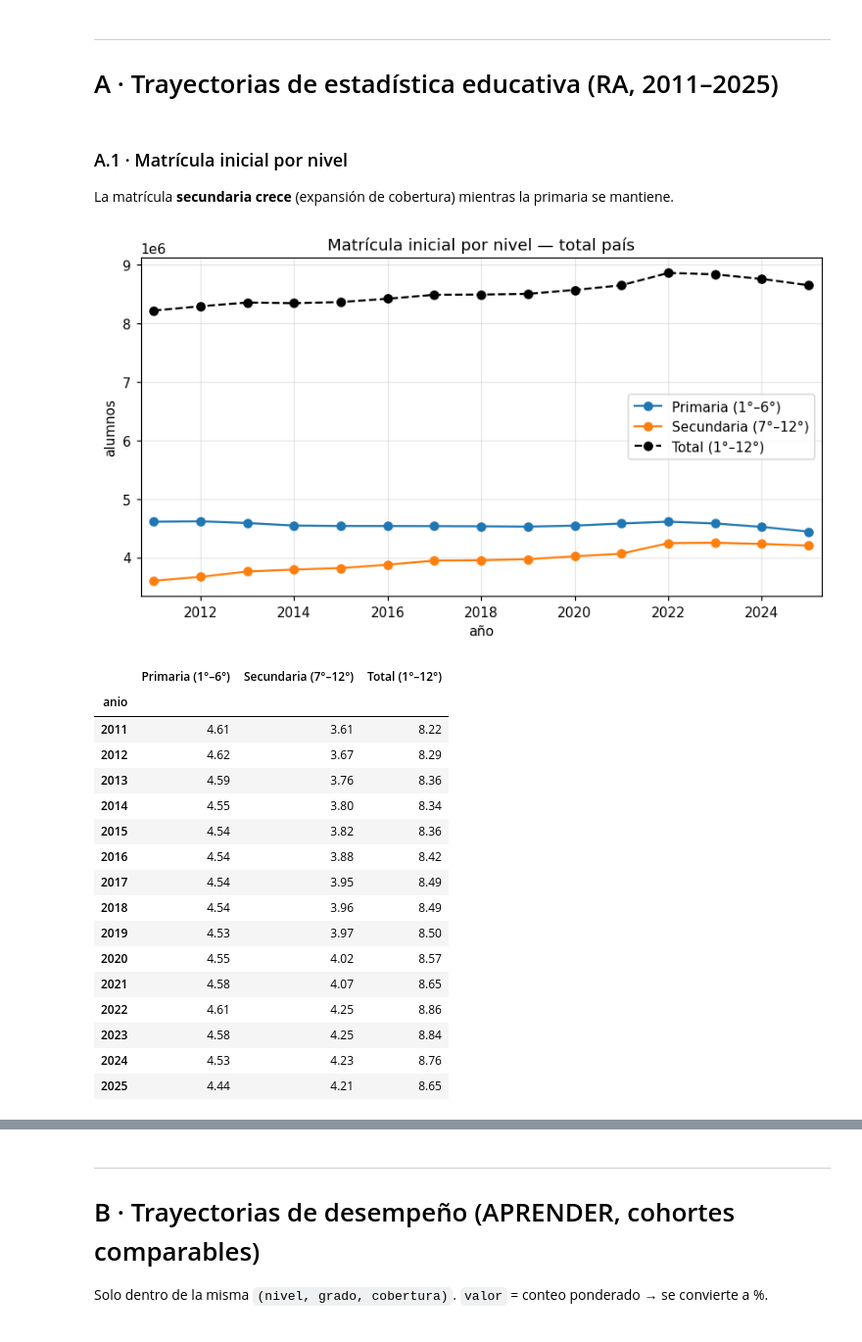
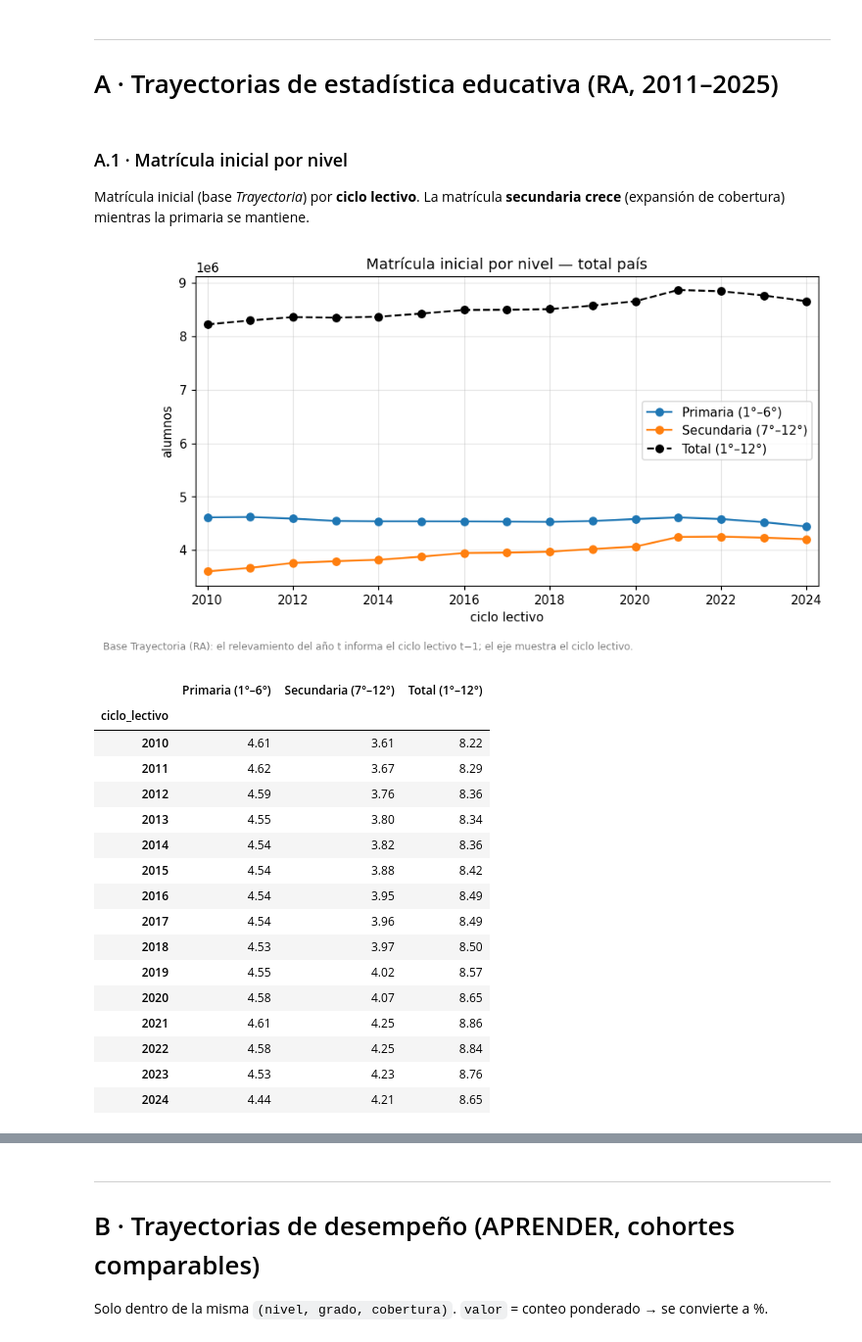
Before and after one commit to santiagoriverti/analisis_pruebas_aprender, a Jupyter notebook: 01_analisis.ipynb, the cells around one changed output, grey strips where cells are left out. Shown at 98% size. Drawn from its saved outputs; the diff is of its cells as text; code cells hidden in the pictures.

```diff
--- a/01_analisis.ipynb
+++ b/01_analisis.ipynb
@@ -70,6 +80,19 @@ def suma_anios(df, prefijo, anios_estudio):
     return df.groupby('anio')[cols].sum().sum(axis=1)
 def tasa(df, numerador, anios_estudio):
     return (suma_anios(df, numerador, anios_estudio) / suma_anios(df, 'inicial', anios_estudio) * 100)
+
+# --- RA Trayectoria: el relevamiento del año t informa el ciclo lectivo t-1 ---
+NOTA_CICLO = ('Base Trayectoria (RA): el relevamiento del año t informa el ciclo lectivo t−1; '
+              'el eje muestra el ciclo lectivo.')
+def a_ciclo_lectivo(tabla):
+    out = tabla.copy(); out.index = out.index - 1; out.index.name = 'ciclo_lectivo'
+    return out
+
+# --- Estilo de líneas: la serie 'Total' en negro punteado, el resto línea con marcador ---
+def estilo_total(columnas):
+    return {col: ('k--o' if str(col).startswith('Total') else '-o') for col in columnas}
+def nota(fig, texto):
+    fig.text(0.01, -0.03, texto, fontsize=8, color='gray', ha='left', va='top')
 
 # --- APRENDER: armonización de niveles de desempeño (escala de 4) ---
 ORDEN4 = ['Por debajo del básico', 'Básico', 'Satisfactorio', 'Avanzado']
@@ -140,36 +163,37 @@ mapa.assign(x='X').pivot_table(index=['nivel','grado','cobertura','area'], colum
 # A · Trayectorias de estadística educativa (RA, 2011–2025)
 # %% [markdown]
 ### A.1 · Matrícula inicial por nivel
-La matrícula **secundaria crece** (expansión de cobertura) mientras la primaria se mantiene.
+Matrícula inicial (base *Trayectoria*) por **ciclo lectivo**. La matrícula **secundaria crece** (expansión de
+cobertura) mientras la primaria se mantiene.
 # %%
 tr = cargar_ra('trayectoria')
-mat = pd.DataFrame({'Primaria (1°–6°)': suma_anios(tr, 'inicial', PRIM),
-                    'Secundaria (7°–12°)': suma_anios(tr, 'inicial', SEC),
-                    'Total (1°–12°)': suma_anios(tr, 'inicial', TOTAL)})
+mat = a_ciclo_lectivo(pd.DataFrame({'Primaria (1°–6°)': suma_anios(tr, 'inicial', PRIM),
+                                    'Secundaria (7°–12°)': suma_anios(tr, 'inicial', SEC),
+                                    'Total (1°–12°)': suma_anios(tr, 'inicial', TOTAL)}))
 fig, ax = plt.subplots(figsize=(9,4.5))
-mat.plot(marker='o', ax=ax, title='Matrícula inicial por nivel — total país',
-         style={'Total (1°–12°)': 'k--o'})
-ax.set_xlabel('año'); ax.set_ylabel('alumnos'); ax.grid(alpha=.3); ax.margins(x=.02)
+mat.plot(ax=ax, title='Matrícula inicial por nivel — total país', style=estilo_total(mat.columns))
+ax.set_xlabel('ciclo lectivo'); ax.set_ylabel('alumnos'); ax.grid(alpha=.3); ax.margins(x=.02)
+nota(fig, NOTA_CICLO)
 guardar(fig, 'A1_matricula_por_nivel'); plt.show()
 (mat/1e6).round(2)
 # %% [output]
-[figure, old version]
+[figure, new version]
 |  | Primaria (1°–6°) | Secundaria (7°–12°) | Total (1°–12°) |
-| anio |  |  |  |
-| 2011 | 4.61 | 3.61 | 8.22 |
-| 2012 | 4.62 | 3.67 | 8.29 |
-| 2013 | 4.59 | 3.76 | 8.36 |
-| 2014 | 4.55 | 3.80 | 8.34 |
-| 2015 | 4.54 | 3.82 | 8.36 |
-| 2016 | 4.54 | 3.88 | 8.42 |
-| 2017 | 4.54 | 3.95 | 8.49 |
-| 2018 | 4.54 | 3.96 | 8.49 |
-| 2019 | 4.53 | 3.97 | 8.50 |
-| 2020 | 4.55 | 4.02 | 8.57 |
-| 2021 | 4.58 | 4.07 | 8.65 |
-| 2022 | 4.61 | 4.25 | 8.86 |
-| 2023 | 4.58 | 4.25 | 8.84 |
-| 2024 | 4.53 | 4.23 | 8.76 |
-| 2025 | 4.44 | 4.21 | 8.65 |
+| ciclo_lectivo |  |  |  |
+| 2010 | 4.61 | 3.61 | 8.22 |
+| 2011 | 4.62 | 3.67 | 8.29 |
+| 2012 | 4.59 | 3.76 | 8.36 |
+| 2013 | 4.55 | 3.80 | 8.34 |
+| 2014 | 4.54 | 3.82 | 8.36 |
+| 2015 | 4.54 | 3.88 | 8.42 |
+| 2016 | 4.54 | 3.95 | 8.49 |
+| 2017 | 4.54 | 3.96 | 8.49 |
+| 2018 | 4.53 | 3.97 | 8.50 |
+| 2019 | 4.55 | 4.02 | 8.57 |
+| 2020 | 4.58 | 4.07 | 8.65 |
+| 2021 | 4.61 | 4.25 | 8.86 |
+| 2022 | 4.58 | 4.25 | 8.84 |
+| 2023 | 4.53 | 4.23 | 8.76 |
+| 2024 | 4.44 | 4.21 | 8.65 |
 # %% [markdown]
 ### A.2 · Tasa de repitencia y de abandono
```
Also changed, not shown: parts of 15 cells of this notebook, 3 other files.
